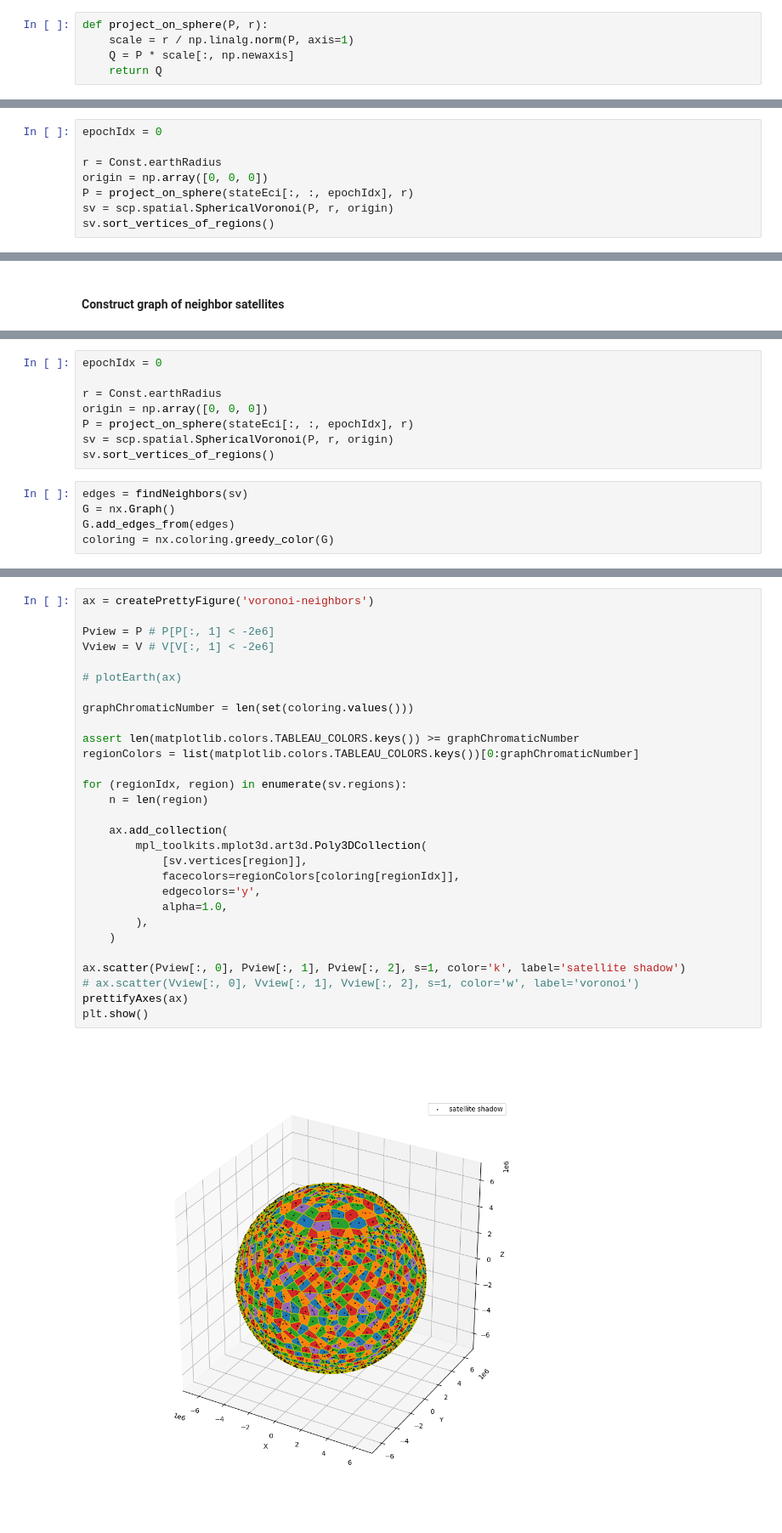
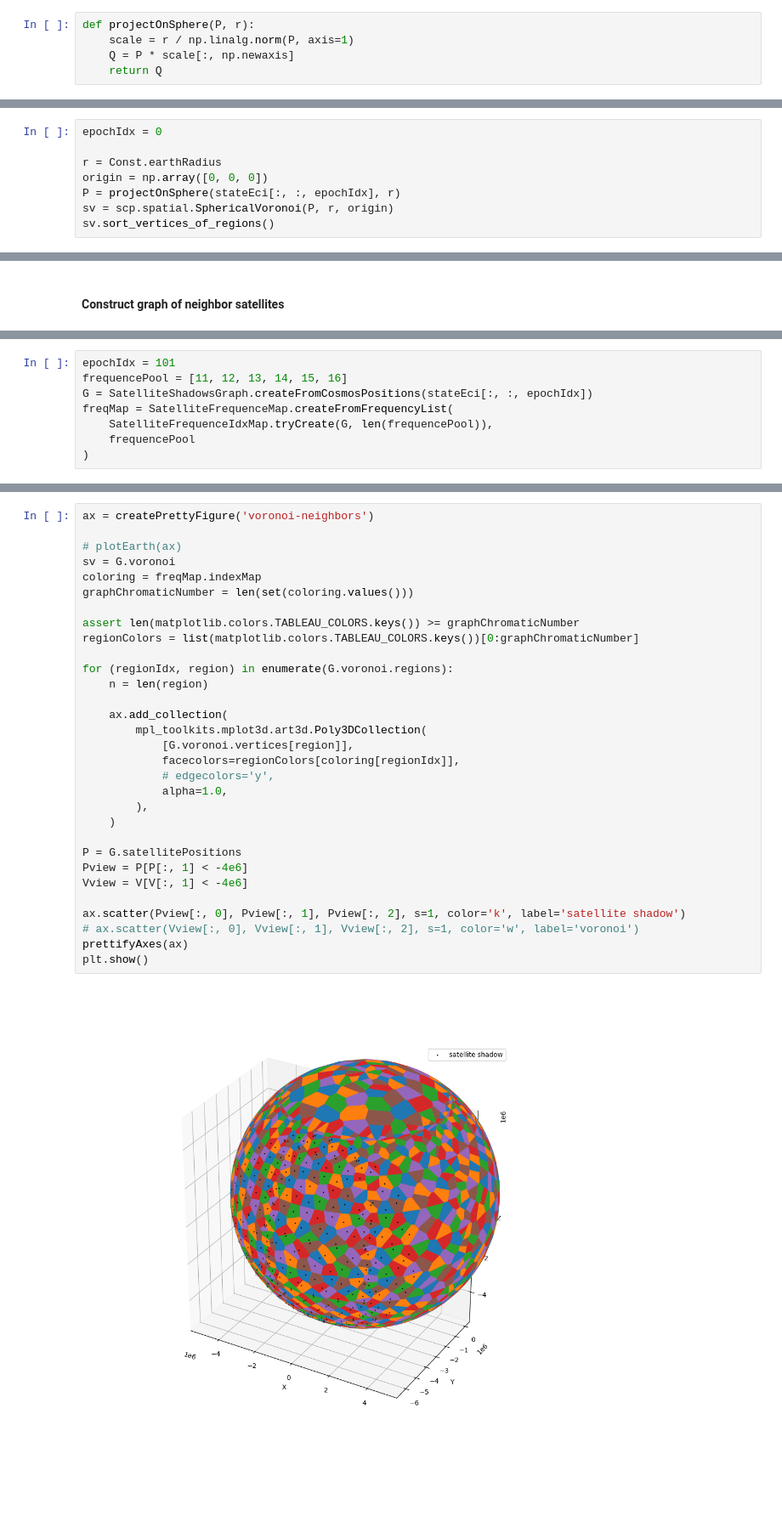
Before and after one commit to stepanzh/mf1440-model-test-cases, a Jupyter notebook: py/notebooks/Untitled.ipynb, the cells around one changed output, grey strips where cells are left out. Shown at 85% size. Cells and saved outputs as stored; diff of their text form; blank space fills up the shorter version.

Commit message:
feat(py): task polish and script for figures

```diff
--- a/py/notebooks/Untitled.ipynb
+++ b/py/notebooks/Untitled.ipynb
@@ -119,7 +119,7 @@ plt.show()
 # %% [markdown]
 #### Projection on Earth
 # %%
-def project_on_sphere(P, r):
+def projectOnSphere(P, r):
     scale = r / np.linalg.norm(P, axis=1)
     Q = P * scale[:, np.newaxis]
     return Q
@@ -150,7 +150,7 @@ epochIdx = 0
 
 r = Const.earthRadius
 origin = np.array([0, 0, 0])
-P = project_on_sphere(stateEci[:, :, epochIdx], r)
+P = projectOnSphere(stateEci[:, :, epochIdx], r)
 sv = scp.spatial.SphericalVoronoi(P, r, origin)
 sv.sort_vertices_of_regions()
 # %%
@@ -233,13 +307,8 @@ def findNeighbors(sv):
 # %%
-epochIdx = 0
-
-r = Const.earthRadius
-origin = np.array([0, 0, 0])
-P = project_on_sphere(stateEci[:, :, epochIdx], r)
-sv = scp.spatial.SphericalVoronoi(P, r, origin)
-sv.sort_vertices_of_regions()
+epochIdx = 101
+frequencePool = [11, 12, 13, 14, 15, 16]
+G = SatelliteShadowsGraph.createFromCosmosPositions(stateEci[:, :, epochIdx])
+freqMap = SatelliteFrequenceMap.createFromFrequencyList(
+    SatelliteFrequenceIdxMap.tryCreate(G, len(frequencePool)),
+    frequencePool
+)
-# %%
-edges = findNeighbors(sv)
-G = nx.Graph()
-G.add_edges_from(edges)
-coloring = nx.coloring.greedy_color(G)
@@ -248,31 +315,33 @@ set(coloring.values())
 # %%
 ax = createPrettyFigure('voronoi-neighbors')
 
-Pview = P # P[P[:, 1] < -2e6]
-Vview = V # V[V[:, 1] < -2e6]
-
 # plotEarth(ax)
-
+sv = G.voronoi
+coloring = freqMap.indexMap
 graphChromaticNumber = len(set(coloring.values()))
 
 assert len(matplotlib.colors.TABLEAU_COLORS.keys()) >= graphChromaticNumber
 regionColors = list(matplotlib.colors.TABLEAU_COLORS.keys())[0:graphChromaticNumber]
 
-for (regionIdx, region) in enumerate(sv.regions):
+for (regionIdx, region) in enumerate(G.voronoi.regions):
     n = len(region)
 
     ax.add_collection(
         mpl_toolkits.mplot3d.art3d.Poly3DCollection(
-            [sv.vertices[region]],
+            [G.voronoi.vertices[region]],
             facecolors=regionColors[coloring[regionIdx]],
-            edgecolors='y',
+            # edgecolors='y',
             alpha=1.0,
         ),
     )
+
+P = G.satellitePositions
+Pview = P[P[:, 1] < -4e6]
+Vview = V[V[:, 1] < -4e6]
 
 ax.scatter(Pview[:, 0], Pview[:, 1], Pview[:, 2], s=1, color='k', label='satellite shadow')
 # ax.scatter(Vview[:, 0], Vview[:, 1], Vview[:, 2], s=1, color='w', label='voronoi')
 prettifyAxes(ax)
 plt.show()
 # %% [output]
-[figure, old version]
+[figure, new version]
```
Also changed, not shown: parts of 9 cells of this notebook, 6 other files.
